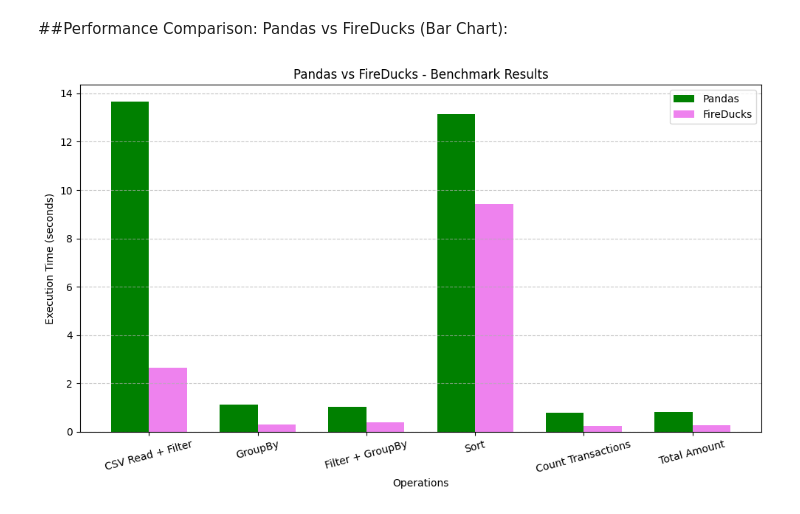
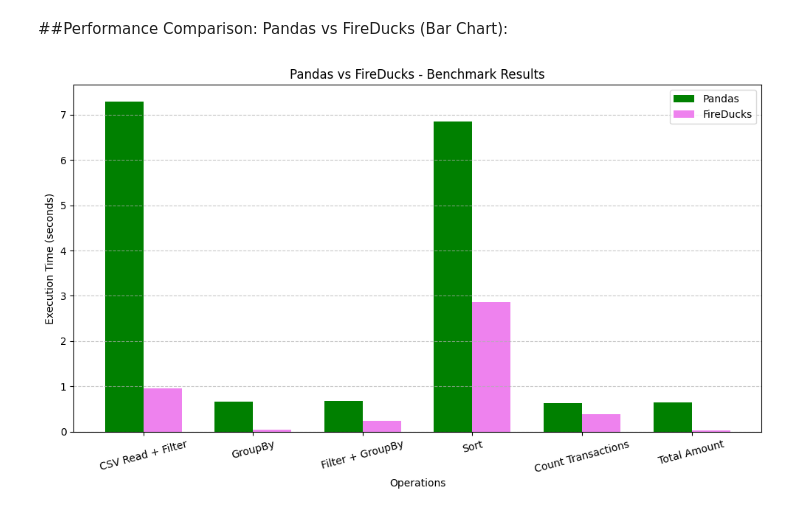
Before and after one commit to sayanC04/ducks-on-fire-pandas-in-fear, a Jupyter notebook: Fireducks_the_destroyer_of_Pandas.ipynb, the cells around one changed output. Saved outputs shown, nothing was run; the diff lists cells and outputs as text; code cells hidden in the pictures.

```diff
--- a/Fireducks_the_destroyer_of_Pandas.ipynb
+++ b/Fireducks_the_destroyer_of_Pandas.ipynb
@@ -227,27 +226,27 @@ FireDucks Total Amount Time: 0.26024699211120605
 # %%
 import matplotlib.pyplot as plt
 
 # Operation Names
 operations = ['CSV Read + Filter', 'GroupBy', 'Filter + GroupBy', 'Sort', 'Count Transactions', 'Total Amount']
 
 # Execution Times (in seconds)
-pandas_times = [13.67, 1.13, 1.02, 13.15, 0.79, 0.81]      # Pandas Times
-fireducks_times = [2.64, 0.29, 0.40, 9.42, 0.24, 0.26]     # FireDucks Times
+pandas_times = [7.29, 0.67, 0.69, 6.85, 0.63, 0.65]      # Pandas Times
+fireducks_times = [0.96, 0.04, 0.24, 2.86, 0.39, 0.03]     # FireDucks Times
 
 x = range(len(operations))
 
 plt.figure(figsize=(10, 6))
 plt.bar(x, pandas_times, width=0.35, label='Pandas', color='green')
 plt.bar([i + 0.35 for i in x], fireducks_times, width=0.35, label='FireDucks', color='violet')
 
 plt.xlabel('Operations')
 plt.ylabel('Execution Time (seconds)')
 plt.title('Pandas vs FireDucks - Benchmark Results')
 plt.xticks([i + 0.175 for i in x], operations, rotation=15)
 plt.legend()
 plt.grid(axis='y', linestyle='--', alpha=0.7)
 
 plt.tight_layout()
 plt.show()
 # %% [output]
-[figure, old version]
+[figure, new version]
```
Also changed, not shown: parts of 7 cells of this notebook.
